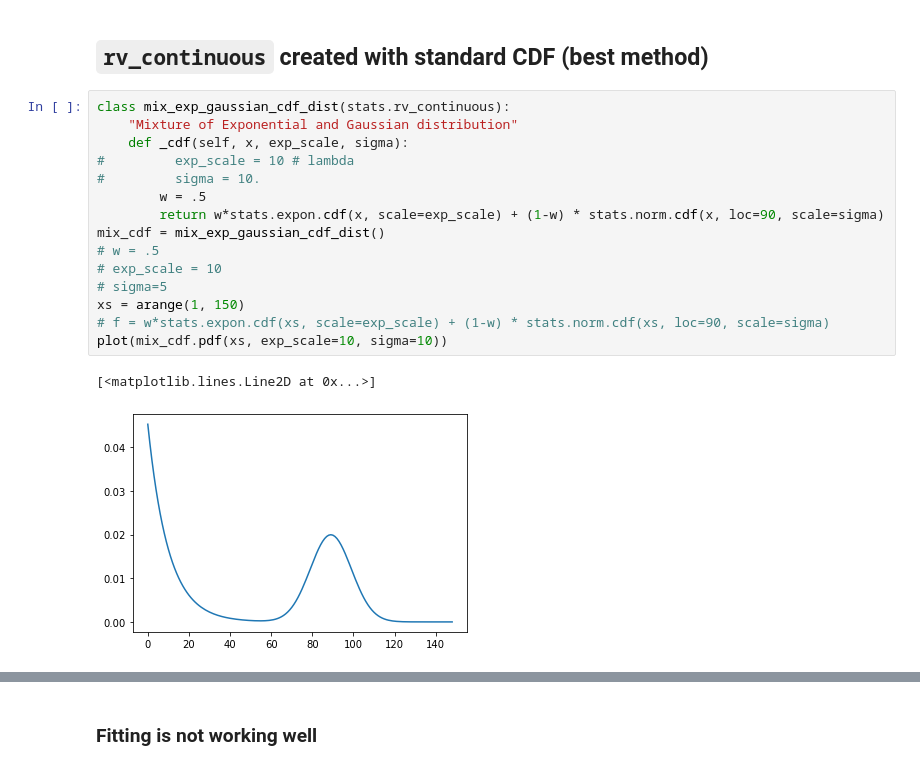
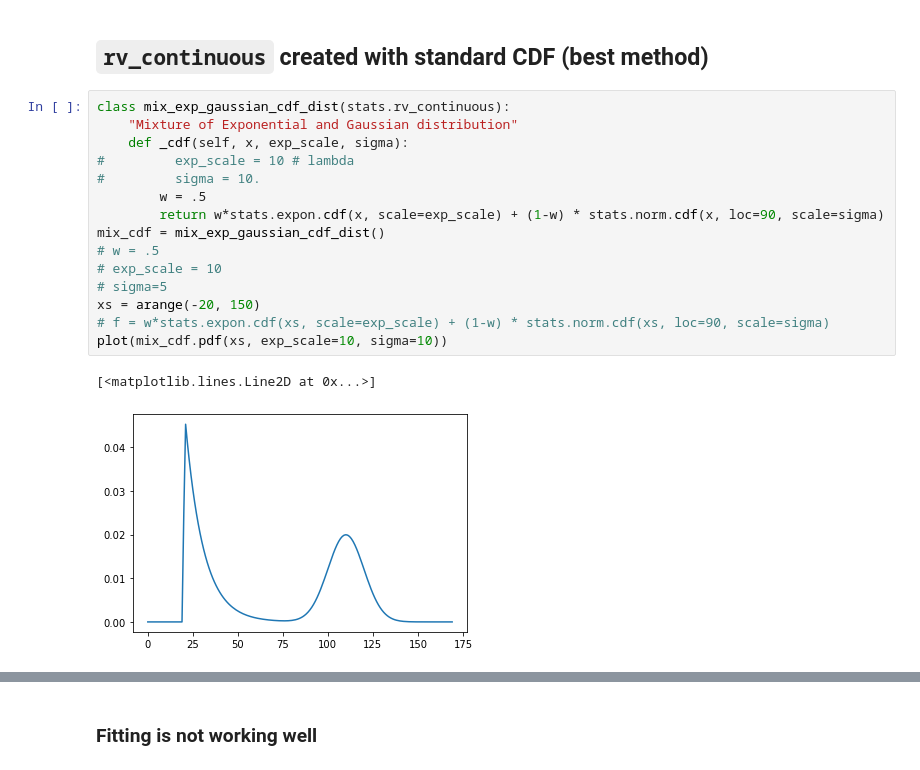
Before and after one commit to umeshksingla/MouseMazeHierRL, a Jupyter notebook: fitting-distributions-to-data.ipynb, the cells around one changed output, grey strips where cells are left out. Saved outputs shown, nothing was run; the diff lists cells and outputs as text.

```diff
--- a/fitting-distributions-to-data.ipynb
+++ b/fitting-distributions-to-data.ipynb
@@ -308,18 +423,18 @@ mix_interp.fit(interp_samples)
 # %%
 class mix_exp_gaussian_cdf_dist(stats.rv_continuous):
     "Mixture of Exponential and Gaussian distribution"
     def _cdf(self, x, exp_scale, sigma):
 #         exp_scale = 10 # lambda
 #         sigma = 10.
         w = .5
         return w*stats.expon.cdf(x, scale=exp_scale) + (1-w) * stats.norm.cdf(x, loc=90, scale=sigma)
 mix_cdf = mix_exp_gaussian_cdf_dist()
 # w = .5
 # exp_scale = 10
 # sigma=5
-xs = arange(1, 150)
+xs = arange(-20, 150)
 # f = w*stats.expon.cdf(xs, scale=exp_scale) + (1-w) * stats.norm.cdf(xs, loc=90, scale=sigma)
 plot(mix_cdf.pdf(xs, exp_scale=10, sigma=10))
 # %% [output]
 [<matplotlib.lines.Line2D at 0x...>]
-[figure, old version]
+[figure, new version]
```
Also changed, not shown: parts of 56 cells of this notebook.
